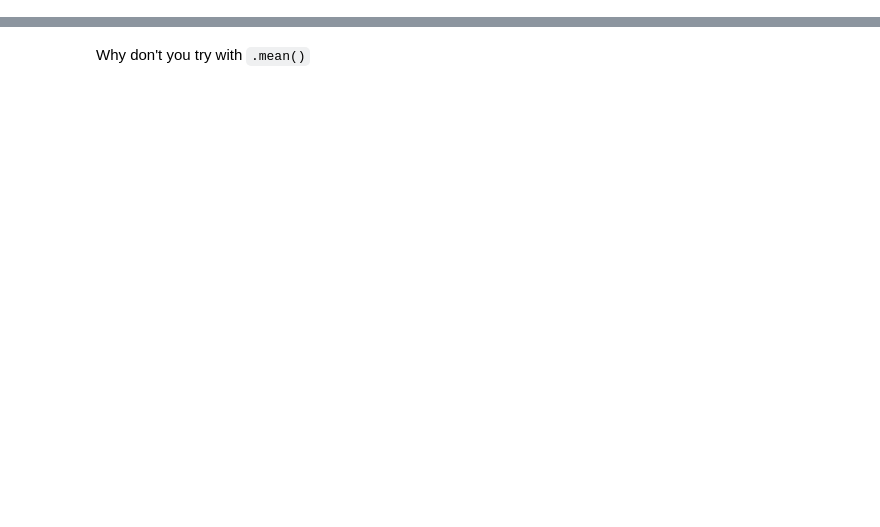
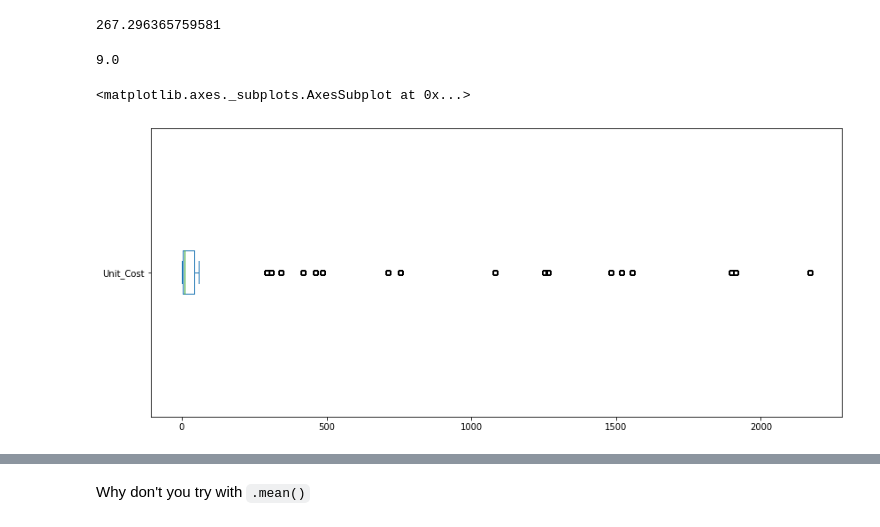
Before and after one commit to PalomaCortez/FreeCodeCamp-Pandas-Real-Life-Example, a Jupyter notebook: Exercises_1.ipynb, the cells around one changed output, grey strips where cells are left out. Saved outputs shown, nothing was run; the diff lists cells and outputs as text; code cells hidden in the pictures; blank space fills up the shorter version.

```diff
--- a/Exercises_1.ipynb
+++ b/Exercises_1.ipynb
@@ -19,5 +19,5 @@ import matplotlib.pyplot as plt
 %matplotlib inline
 # %%
 sales = pd.read_csv(
-    'https://github.com/PalomaCortez/FreeCodeCamp-Pandas-Real-Life-Example/blob/master/data/sales_data.csv',
+    'https://raw.githubusercontent.com/PalomaCortez/FreeCodeCamp-Pandas-Real-Life-Example/master/data/sales_data.csv',
     parse_dates=['Date'])
@@ -25,0 +87,13 @@ sales.head()
+# %%
+sales['Unit_Cost'].mean()
+# %% [output]
+267.296365759581
+# %%
+sales['Unit_Cost'].median()
+# %% [output]
+9.0
+# %%
+sales['Unit_Cost'].plot(kind='box', vert=False, figsize=(14,6))
+# %% [output]
+<matplotlib.axes._subplots.AxesSubplot at 0x...>
+[figure, added]
```
Also changed, not shown: parts of 78 cells of this notebook.
